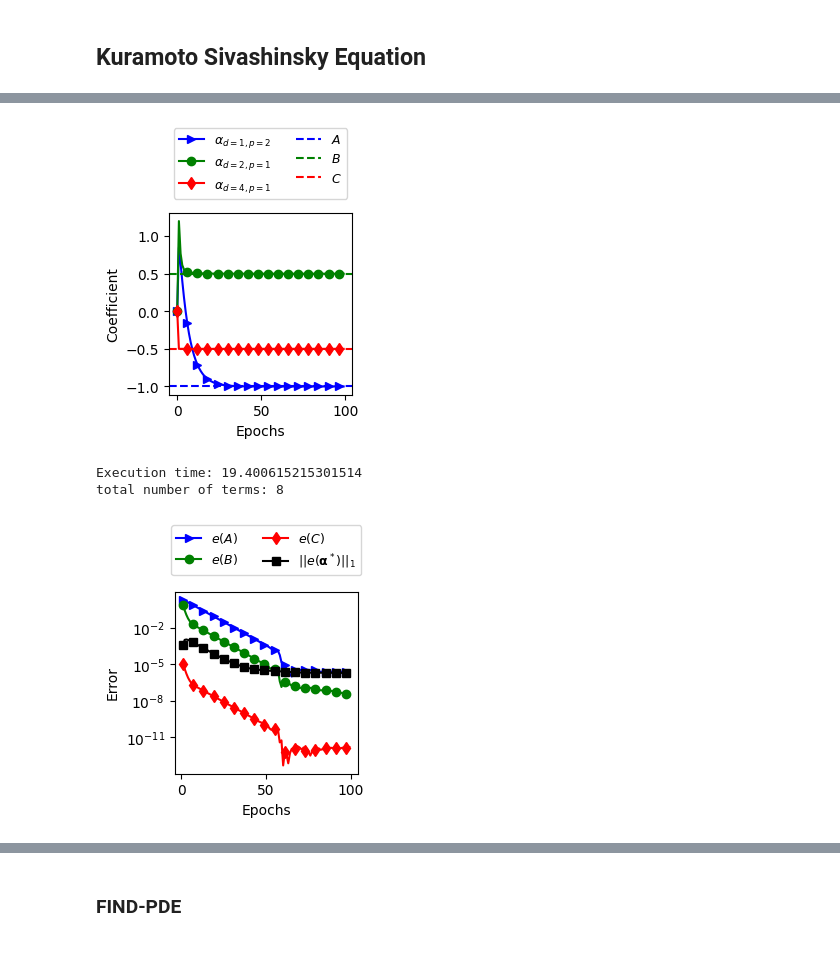
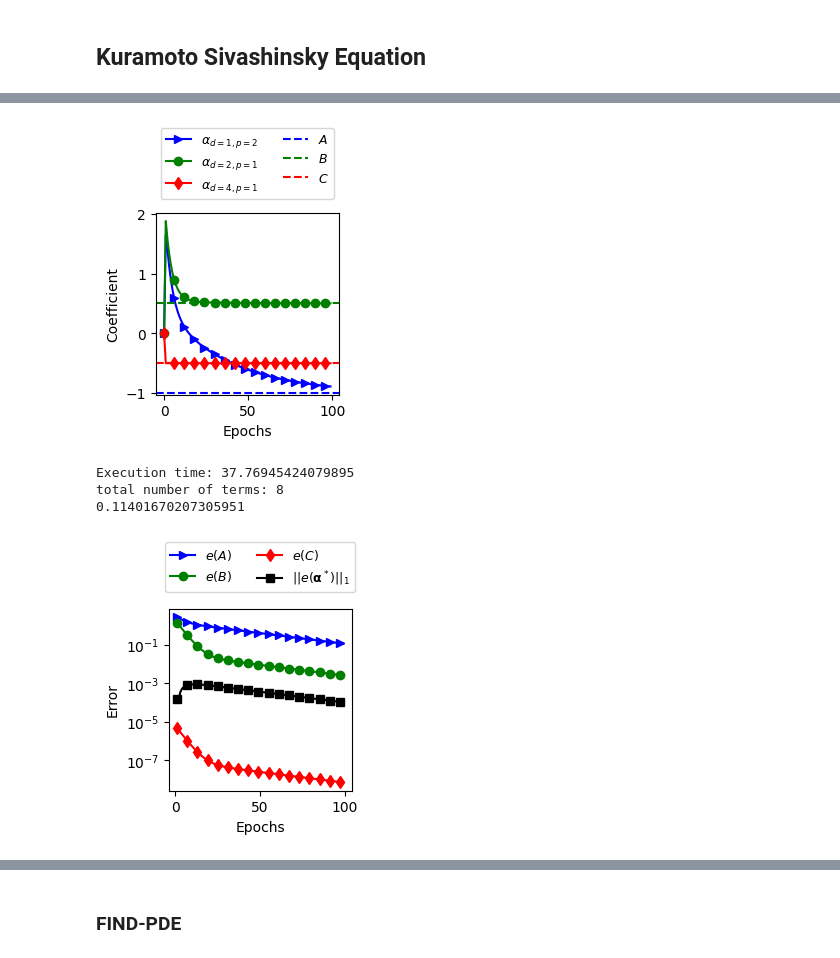
Before and after one commit to mohsensadr/DiscoverPDEAdjoint, a Jupyter notebook: Adjoint_General_nd.ipynb, the cells around one changed output, grey strips where cells are left out. Drawn from its saved outputs; the diff is of its cells as text; code cells hidden in the pictures.

```diff
--- a/Adjoint_General_nd.ipynb
+++ b/Adjoint_General_nd.ipynb
@@ -558,6 +636,9 @@ import sys; sys.path.append('PDE-FIND/')
 from PDE_FIND import *
 import scipy.io as sio
 import itertools
+
+fs = fs0.copy()
+fs = fs*(1+np.random.normal(0.0, noise, fs.shape) )
 
 start_time = time.time()
 
@@ -568,13 +649,6 @@ w = TrainSTRidge(R, Ut, 10**1, 0.1)
 print("PDE derived using STRidge")
 print_pde(w, rhs_des)
 '''
-
-import sys; sys.path.append('PDE-FIND/')
-from PDE_FIND import *
-import scipy.io as sio
-import itertools
-
-start_time = time.time()
 
 #(numPDE, Nt, Nx0, Nx1, ...)
 nt = Nt-1
@@ -608,7 +682,7 @@ X_ders_descr = ['','u_{x}', 'u_{xx}', 'u_{xxx}']
 X, description = build_Theta(X_data, X_ders, X_ders_descr, 3, data_description = ['u'])
 print(['1'] + description[1:])
 
-c = TrainSTRidge(X,ut,10**-5,0.1)
+c = TrainSTRidge(X,ut,10**-5,1)
 print_pde(c, description)
 
 end_time = time.time()
@@ -619,7 +693,8 @@ for i in range(len(c)):
         if c[i] != 0:
             coeff_pdefind.append( abs(c[i]) )
 coeff_pdefind = np.array( coeff_pdefind )
-print(coeff_pdefind[0])
-print(np.sum(coeff_pdefind[1:]))
+error = abs(-coeff_pdefind[0] - 2*A_ex)
+error += np.sum(abs(coeff_pdefind[1:]))
+print(error)
 # %% [output]
 ['1', 'u_{x}', 'u_{xx}', 'u_{xxx}', 'u', 'u^2', 'u^3', 'uu_{x}', 'u^2u_{x}', 'u^3u_{x}', 'uu_{xx}', 'u^2u_{xx}', 'u^3u_{xx}', 'uu_{xxx}', 'u^2u_{xxx}', 'u^3u_{xxx}']
@@ -633,10 +756,10 @@ Execution time: 542.135155916214
 # %%
 from numpy import gradient as grad
 # ut + A*uxxxx + B*u*ux + D*uxx = 0
-def dt_cfl(dx, A_m):
+def dt_cfl(dx, C_m):
     # dt of simulation should be set satisfying CFL condition for stability
     CFL = 0.01
-    return CFL*dx**4/(1.+abs(A_m))
+    return CFL*dx**4/(1.+abs(C_m))
 
 def Kuramoto_Sivashinsky_equation(A_m, B_m, C_m, f0_m, dx_m, dt_m, Nt_m):
     f_m = np.zeros((Nt_m, len(f0_m)))
@@ -649,14 +772,14 @@ def Kuramoto_Sivashinsky_equation(A_m, B_m, C_m, f0_m, dx_m, dt_m, Nt_m):
     return f_m
 
 L = 1.0  # Length of the domain
-Nx = 512  # Number of spatial grid points
+Nx = 1024  # Number of spatial grid points
 A_ex = -1.0  # Advection coefficient
 B_ex = 0.5
 C_ex = -0.5
 
 dx = L/Nx
 dt = dt_cfl(dx, C_ex)
-Nt = 128
+Nt = 256
 T = dt*Nt
 
 # Initial condition
@@ -669,6 +792,9 @@ x = np.array([x])
 f0 = np.array([f0])
 fs = np.array([fs])
 
+fs0 = fs.copy()
+
+
 print(x.shape)
 print(f0.shape)
 print(fs.shape)
@@ -681,7 +807,11 @@ plt.plot(fs[0,-1,:])
 [<matplotlib.lines.Line2D at 0x...>]
 [figure]
 # %%
-problem = "Kuramoto_Sivashinsky"
+problem = "Kuramoto_Sivashinsky_noise"
+noise = 0.0/100. # added noise as standard deviation of the normal distribution
+fs = fs0.copy()
+fs = fs*(1+np.random.normal(0.0, noise, fs.shape) )
+
 tol = 1e-10
 start_time = time.time()
 numPDE = fs.shape[0]
@@ -693,7 +823,7 @@ D = np.max(np.sum(ds,axis=1))
 P = np.max(np.sum(ps,axis=1))
 
 params = np.zeros((numPDE,len(ds),len(ps)))
-beta = 100.
+beta = 50.
 learning_rates = np.ones((numPDE, len(ds),len(ps)))
 for i, d in enumerate(ds):
     for j, p in enumerate(ps):
@@ -740,20 +870,25 @@ estimated_params = estimated_params[:epochs,:]
 
 i_pde = 0
 
+error = 0.
+
 plt.figure(figsize=(size*cm, size*cm))
 for id, d in enumerate(ds):
     for ip, p in enumerate(ps):
         if d[0]==1 and p[0]==2:
+            error += abs( estimated_params[-1,i_pde,id,ip]-A_ex )
             plt.plot(estimated_params[:,i_pde,id,ip], label=r"$α_{d="+str(d[0])+", p="+str(p[0])+"}$", color="blue", marker=">", markevery=6)
 
 for id, d in enumerate(ds):
     for ip, p in enumerate(ps):
         if d[0]==2 and p[0]==1:
+            error += abs( estimated_params[-1,i_pde,id,ip]-B_ex )
             plt.plot(estimated_params[:,i_pde,id,ip], label=r"$α_{d="+str(d[0])+", p="+str(p[0])+"}$", color="green", marker="o", markevery=6)
 
 for id, d in enumerate(ds):
     for ip, p in enumerate(ps):
         if d[0]==4 and p[0]==1:
+            error += abs( estimated_params[-1,i_pde,id,ip]-C_ex )
             plt.plot(estimated_params[:,i_pde,id,ip], label=r"$α_{d="+str(d[0])+", p="+str(p[0])+"}$", color="red", marker="d", markevery=6)
 
 plt.axhline(A_ex, color="blue", linestyle = "--", label=r"$A$")
@@ -782,35 +917,40 @@ for id, d in enumerate(ds):
 
 
 ## coeff of u
 i_pde = 0
 plt.figure(figsize=(size*cm, size*cm))
 for id, d in enumerate(ds):
     for ip, p in enumerate(ps):
         if d[0]==1 and p[0]==2:
             plt.plot(eps[1:], abs(estimated_params[1:,i_pde,id,ip]-A_ex),
                      label=r"$e(A)$", marker=">", markevery=6, color="blue")
 for id, d in enumerate(ds):
     for ip, p in enumerate(ps):
         if d[0]==2 and p[0]==1:
             plt.plot(eps[1:], abs(estimated_params[1:,i_pde,id,ip]-B_ex),
                      label=r"$e(B)$", marker="o", markevery=6, color="green")
 for id, d in enumerate(ds):
     for ip, p in enumerate(ps):
         if d[0]==4 and p[0]==1:
             plt.plot(eps[1:], abs(estimated_params[1:,i_pde,id,ip]-C_ex),
                      label=r"$e(C)$", marker="d", markevery=6, color="red")
 plt.plot(eps[1:], err_other[1:]/count, marker="s", markevery=6, color="black", label=r"$||e(\mathbf{\alpha}^*)||_1$")
 plt.yscale('log')
 plt.ylabel(r'Error')
 plt.xlabel('Epochs')
 plt.legend(loc='upper center', bbox_to_anchor=(0.5, 1.4), ncol=2, fontsize=9)
 name = problem + "_" + "coeff"
 plt.savefig(name+".pdf",format='pdf', bbox_inches="tight", dpi=300)
 
 print("total number of terms: "+str(numPDE*len(ds)*len(ps)))
+
+error += err_other[-1]
+
+print(error)
 # %% [output]
-[figure, old version]
+[figure, new version]
-Execution time: 19.400615215301514
+Execution time: 37.76945424079895
 total number of terms: 8
+0.11401670207305951
-[figure, old version]
+[figure, new version]
 # %%
```
Also changed, not shown: parts of 26 cells of this notebook.
